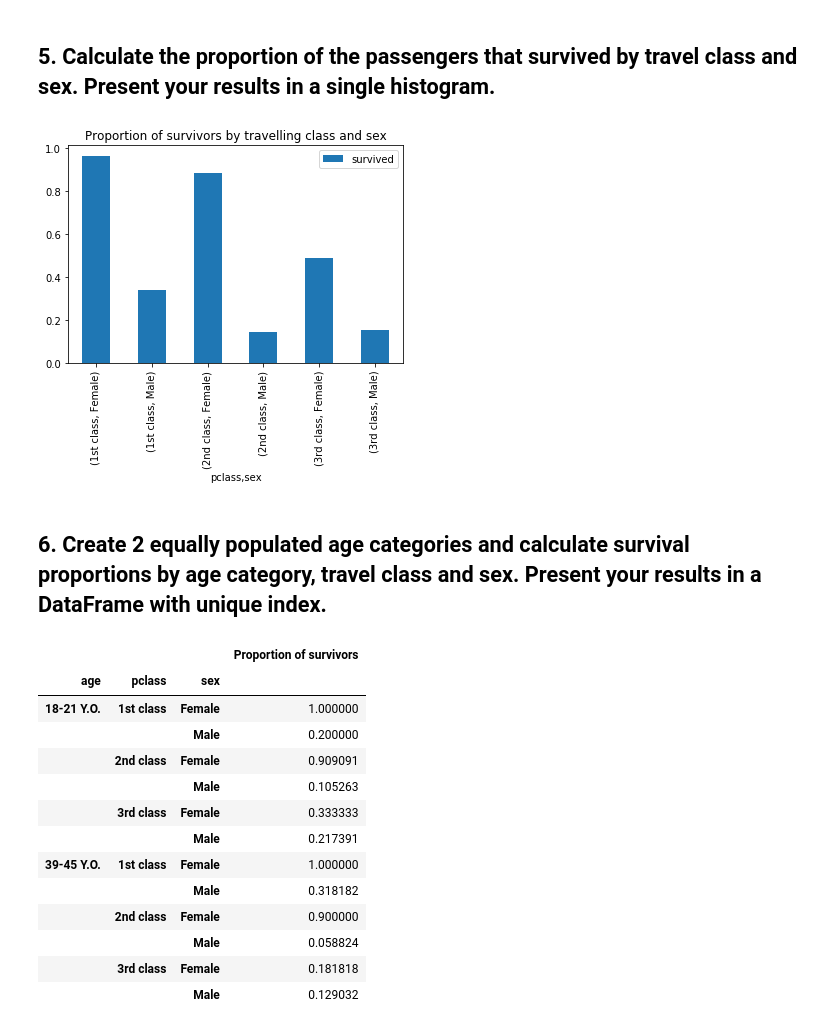
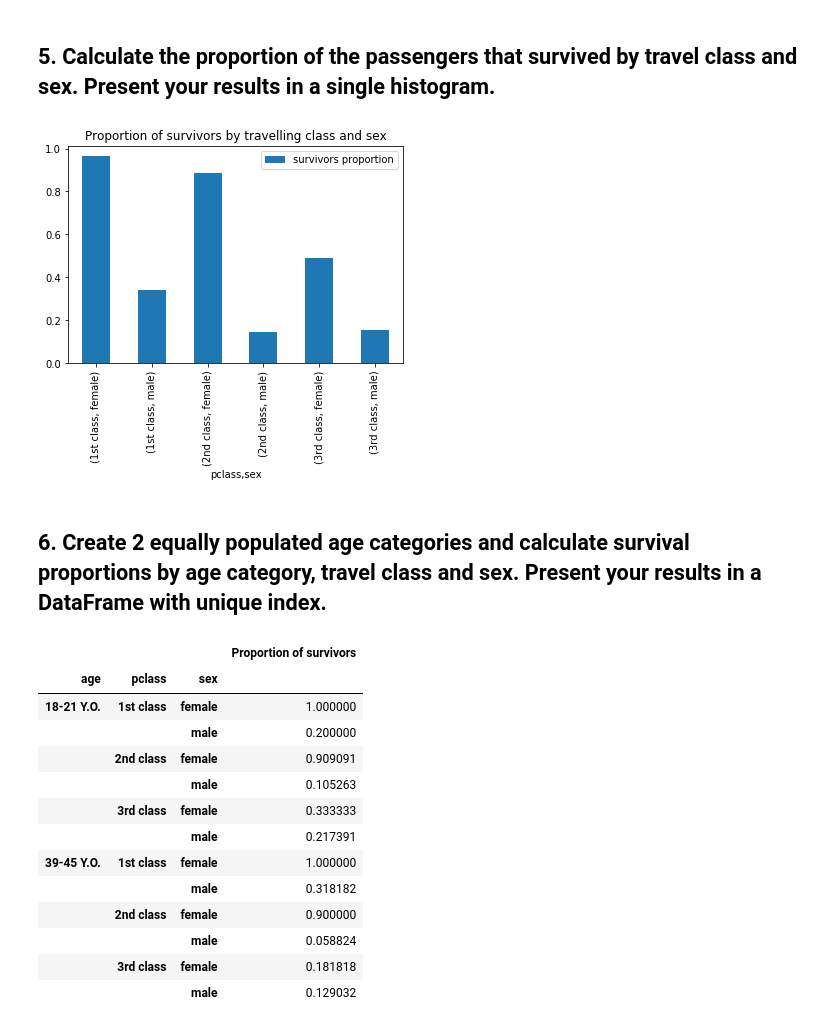
Before and after one commit to NicoBrun/ada2017, a Jupyter notebook: 01 - Pandas and Data Wrangling/Homework 1.ipynb, the cells around one changed output. Drawn from its saved outputs; the diff is of its cells as text; code cells hidden in the pictures.

```diff
--- a/01 - Pandas and Data Wrangling/Homework 1.ipynb
+++ b/01 - Pandas and Data Wrangling/Homework 1.ipynb
@@ -465,32 +470,23 @@ plt.show()
 # %% [markdown]
 ## 5. Calculate the proportion of the passengers that survived by travel class and sex. Present your results in a single histogram.
 # %%
-scs = dataset[['pclass', 'sex']]
-scs.set_index(['pclass', 'sex'])
-#print(scs)
-
 # This time we will modify the dataset, so we make a copy and build a multiindex
 ds = (dataset.copy())[['pclass', 'sex', 'survived']]
 ds['pclass'] = ds['pclass'].apply(lambda e : cat_pclass.get(e))
-ds['sex'] = ds['sex'].apply(lambda e : cat_sex.get(e))
-ds = ds.set_index(['pclass', 'sex'])
 
-# Create a data structure for the results
-res = pd.DataFrame( np.transpose([ ["1st class", "1st class", "2nd class", "2nd class", "3rd class", "3rd class"],
-                                                      ['Female', 'Male', 'Female', 'Male', 'Female', 'Male'],
-                                                      [0, 0, 0, 0, 0, 0]]),
-                                columns=['pclass', 'sex', 'survived'])
-res = res.set_index(['pclass', 'sex'])
+survivors_serie = ds[ds['survived']==1]
+survivors_count = survivors_serie.groupby(['pclass', 'sex']).agg('size')
 
-# Compute results
-for i in set(res.index):
-    res.loc[i] = ds.loc[i].sum() / ds.loc[i].size
+passengers_count = ds.groupby(['pclass', 'sex']).agg('size')
 
-# plot
+survivors_proportion = survivors_count / passengers_count
+survivors_proportion.name = 'survivors proportion'
+res = pd.DataFrame(survivors_proportion)
+
 res.plot(kind='bar', title='Proportion of survivors by travelling class and sex')
 plt.show()
 # %% [output]
-[figure, old version]
+[figure, new version]
 # %% [markdown]
 ## 6. Create 2 equally populated age categories and calculate survival proportions by age category, travel class and sex. Present your results in a DataFrame with unique index.
 # %%
@@ -509,7 +505,6 @@ sample_size = min(len(subset[subset.age.apply(lambda age : (age>=18 and age<=21)
 # setup nice names for the index
 subset['age'] = subset['age'].apply(lambda age : "18-21 Y.O." if age<=21 else "39-45 Y.O.")
 subset['pclass'] = subset['pclass'].apply(lambda c : "1st class" if c==1 else "2nd class" if c==2 else "3rd class")
-subset['sex'] = subset['sex'].apply(lambda a : "Female" if a==0 else "Male" )
 
 #  Equally sized categories
 subset = subset[subset['age']=="18-21 Y.O."].head(sample_size).append(subset[subset['age']=="39-45 Y.O."].head(sample_size))
@@ -534,15 +529,15 @@ res
 # %% [output]
 |  |  |  | Proportion of survivors |
 | age | pclass | sex |  |
-| 18-21 Y.O. | 1st class | Female | 1.000000 |
-|  |  | Male | 0.200000 |
-|  | 2nd class | Female | 0.909091 |
-|  |  | Male | 0.105263 |
-|  | 3rd class | Female | 0.333333 |
-|  |  | Male | 0.217391 |
-| 39-45 Y.O. | 1st class | Female | 1.000000 |
-|  |  | Male | 0.318182 |
-|  | 2nd class | Female | 0.900000 |
-|  |  | Male | 0.058824 |
-|  | 3rd class | Female | 0.181818 |
-|  |  | Male | 0.129032 |
+| 18-21 Y.O. | 1st class | female | 1.000000 |
+|  |  | male | 0.200000 |
+|  | 2nd class | female | 0.909091 |
+|  |  | male | 0.105263 |
+|  | 3rd class | female | 0.333333 |
+|  |  | male | 0.217391 |
+| 39-45 Y.O. | 1st class | female | 1.000000 |
+|  |  | male | 0.318182 |
+|  | 2nd class | female | 0.900000 |
+|  |  | male | 0.058824 |
+|  | 3rd class | female | 0.181818 |
+|  |  | male | 0.129032 |
```
Also changed, not shown: parts of 2 cells of this notebook.
